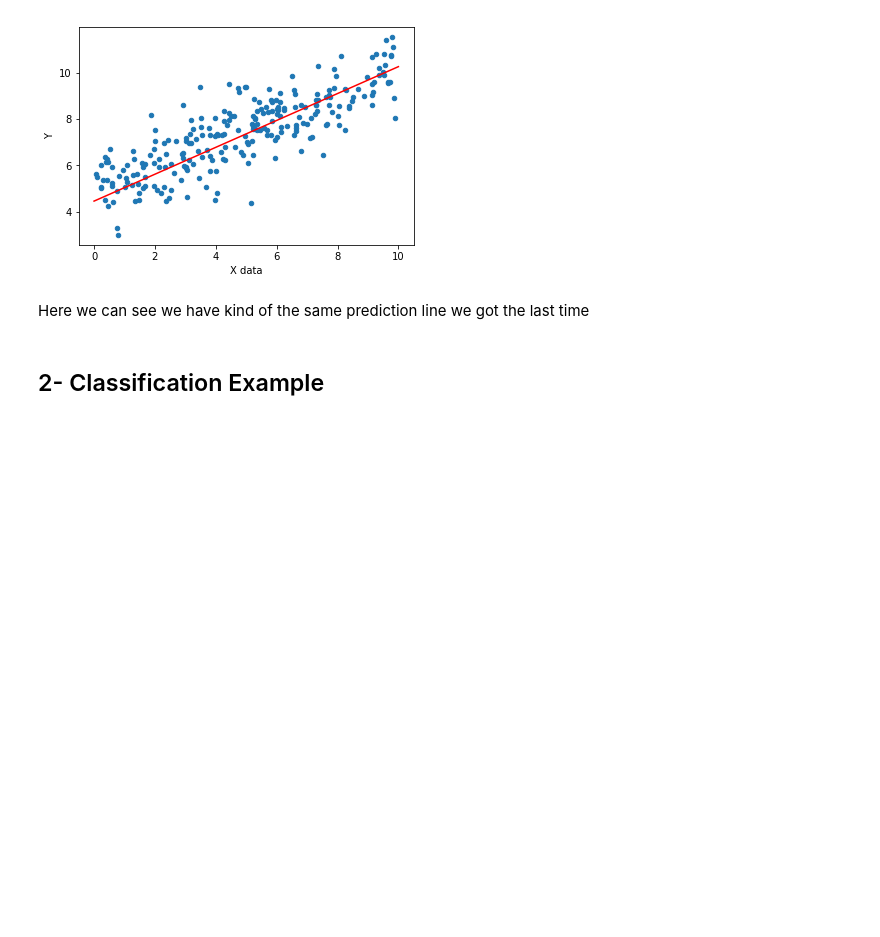
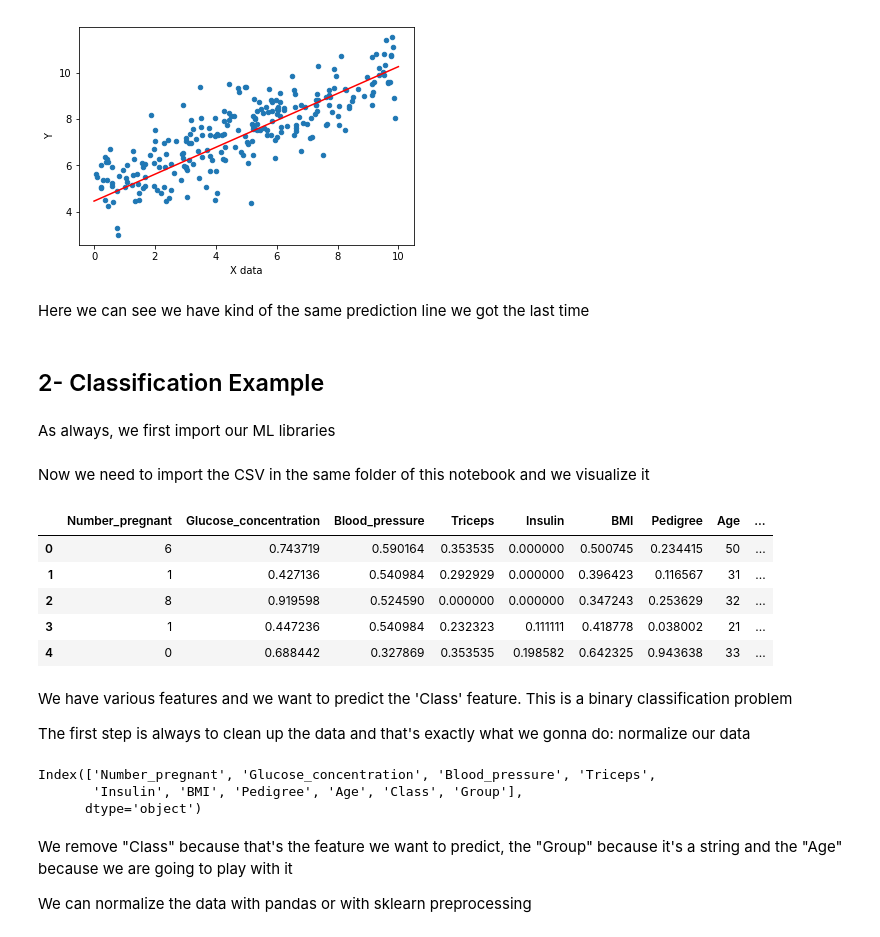
Before and after one commit to realdavidvega/python-playground, a Jupyter notebook: tfdl/Workspace/1-Basic TensorFlow/02- TensorFlow Estimator API.ipynb, the cells around one changed output. Saved outputs shown, nothing was run; the diff lists cells and outputs as text; code cells hidden in the pictures; blank space fills up the shorter version.

Commit message:
New changes on TF notebooks

```diff
--- a/tfdl/Workspace/1-Basic TensorFlow/02- TensorFlow Estimator API.ipynb
+++ b/tfdl/Workspace/1-Basic TensorFlow/02- TensorFlow Estimator API.ipynb
@@ -217,3 +217,5 @@ plt.plot(brand_new_data,predictions,'red')
 Here we can see we have kind of the same prediction line we got the last time
 # %% [markdown]
 ## 2- Classification Example
+# %% [markdown]
+As always, we first import our ML libraries
@@ -219,0 +225,27 @@ Here we can see we have kind of the same prediction line we got the last time
+# %% [markdown]
+Now we need to import the CSV in the same folder of this notebook and we visualize it
+# %%
+diabetes = pd.read_csv('pima-indians-diabetes.csv')
+# %%
+diabetes.head()
+# %% [output]
+|  | Number_pregnant | Glucose_concentration | Blood_pressure | Triceps | Insulin | BMI | Pedigree | Age | ... |
+| 0 | 6 | 0.743719 | 0.590164 | 0.353535 | 0.000000 | 0.500745 | 0.234415 | 50 | ... |
+| 1 | 1 | 0.427136 | 0.540984 | 0.292929 | 0.000000 | 0.396423 | 0.116567 | 31 | ... |
+| 2 | 8 | 0.919598 | 0.524590 | 0.000000 | 0.000000 | 0.347243 | 0.253629 | 32 | ... |
+| 3 | 1 | 0.447236 | 0.540984 | 0.232323 | 0.111111 | 0.418778 | 0.038002 | 21 | ... |
+| 4 | 0 | 0.688442 | 0.327869 | 0.353535 | 0.198582 | 0.642325 | 0.943638 | 33 | ... |
+# %% [markdown]
+We have various features and we want to predict the 'Class' feature. This is a binary classification problem
+
+The first step is always to clean up the data and that's exactly what we gonna do: normalize our data
+# %%
+diabetes.columns
+# %% [output]
+Index(['Number_pregnant', 'Glucose_concentration', 'Blood_pressure', 'Triceps',
+       'Insulin', 'BMI', 'Pedigree', 'Age', 'Class', 'Group'],
+      dtype='object')
+# %% [markdown]
+We remove "Class" because that's the feature we want to predict, the "Group" because it's a string and the "Age" because we are going to play with it
+
+We can normalize the data with pandas or with sklearn preprocessing
```
Also changed, not shown: parts of 3 cells of this notebook, 1 other file.
